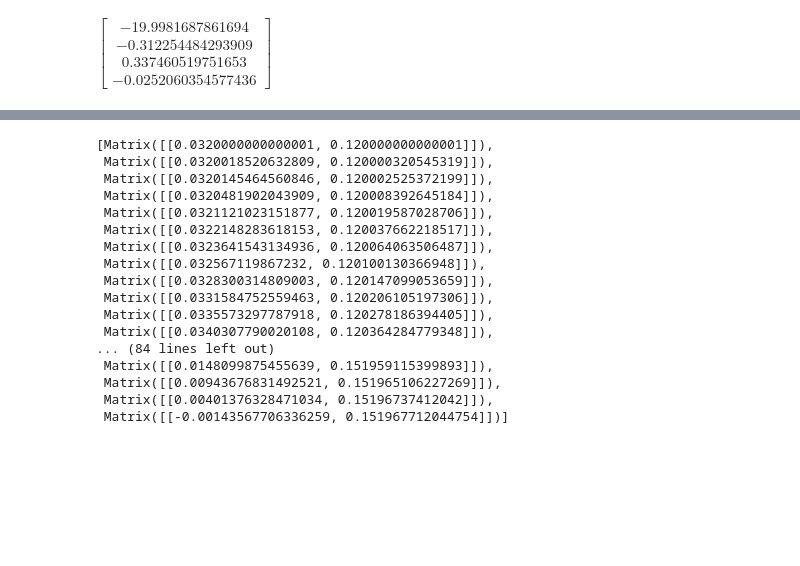
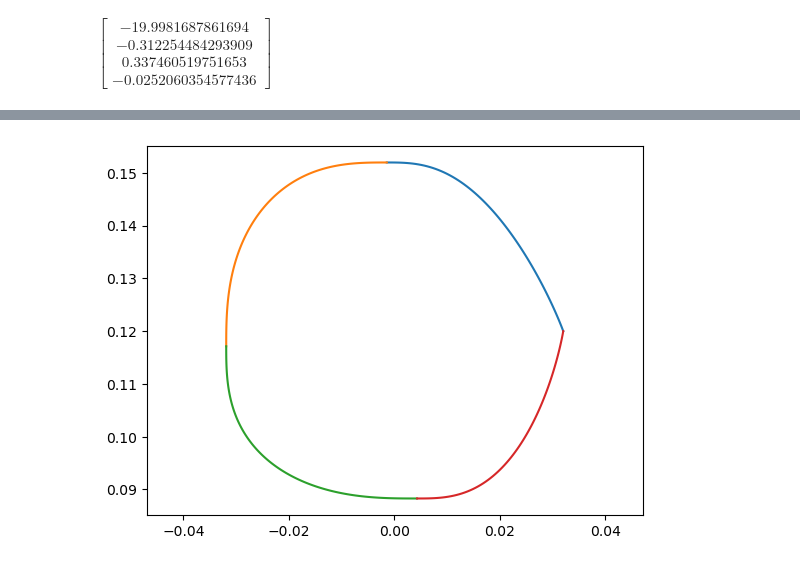
Before and after one commit to VictorLier/Robotics, a Jupyter notebook: Assignment/teori.ipynb, the cells around one changed output, grey strips where cells are left out. Saved outputs shown, nothing was run; the diff lists cells and outputs as text; code cells hidden in the pictures; blank space fills up the shorter version.

```diff
--- a/Assignment/teori.ipynb
+++ b/Assignment/teori.ipynb
@@ -275,9 +275,9 @@ eq8 = states[4,:].T - (D @ t_vec.subs(t, 2))
 
 # velocity boundaries - using jacobian
 v0  = sp.Matrix([0, 0, 0])
-v9  = sp.Matrix([0, -0.27, 0])
-v18 = sp.Matrix([0, 0, -0.27])
-v27 = sp.Matrix([0, 27, 0])
+v9  = sp.Matrix([0, -0.027, 0])
+v18 = sp.Matrix([0, 0, -0.027])
+v27 = sp.Matrix([0, 0.027, 0])
 v36 = sp.Matrix([0, 0, 0])
 
 # since the arm is overconstrained, we need to use the pseudoinverse:
@@ -378,27 +378,23 @@ $\displaystyle \left[\begin{matrix}0.3 t^{5} - 1.613 t^{4} + 2.45 t^{3} - 1.8 t
 # %%
 t_vals = np.linspace(0, 2, 100)
 
 
 # transformation matrix for the end effector
-point_from_segment = lambda q : [T_4[1:3,3].T.subs({theta0: q[0], theta1: q[1], theta2: q[2], theta3: q[3]}).subs({t:t_val}) for t_val in t_vals]
+point_from_segment = lambda q : np.array([np.array(T_4[1:3,3].subs({theta0: q[0], theta1: q[1], theta2: q[2], theta3: q[3]}).subs({t:t_val})).ravel() for t_val in t_vals])
 
+#flatten the points
 points_A = point_from_segment(q_A)
-display(points_A)
+points_B = point_from_segment(q_B)
+points_C = point_from_segment(q_C)
+points_D = point_from_segment(q_D)
+
+import matplotlib.pyplot as plt
+plt.figure()
+plt.plot(points_A[:,0], points_A[:,1])
+plt.plot(points_B[:,0], points_B[:,1])
+plt.plot(points_C[:,0], points_C[:,1])
+plt.plot(points_D[:,0], points_D[:,1])
+plt.axis('equal')
+plt.show()
 # %% [output]
-[Matrix([[0.0320000000000001, 0.120000000000001]]),
- Matrix([[0.0320018520632809, 0.120000320545319]]),
- Matrix([[0.0320145464560846, 0.120002525372199]]),
- Matrix([[0.0320481902043909, 0.120008392645184]]),
- Matrix([[0.0321121023151877, 0.120019587028706]]),
- Matrix([[0.0322148283618153, 0.120037662218517]]),
- Matrix([[0.0323641543134936, 0.120064063506487]]),
- Matrix([[0.032567119867232, 0.120100130366948]]),
- Matrix([[0.0328300314809003, 0.120147099053659]]),
- Matrix([[0.0331584752559463, 0.120206105197306]]),
- Matrix([[0.0335573297787918, 0.120278186394405]]),
- Matrix([[0.0340307790020108, 0.120364284779348]]),
-... (84 lines left out)
- Matrix([[0.0148099875455639, 0.151959115399893]]),
- Matrix([[0.00943676831492521, 0.151965106227269]]),
- Matrix([[0.00401376328471034, 0.15196737412042]]),
- Matrix([[-0.00143567706336259, 0.151967712044754]])]
+[figure, added]
```
Also changed, not shown: parts of 2 cells of this notebook.
